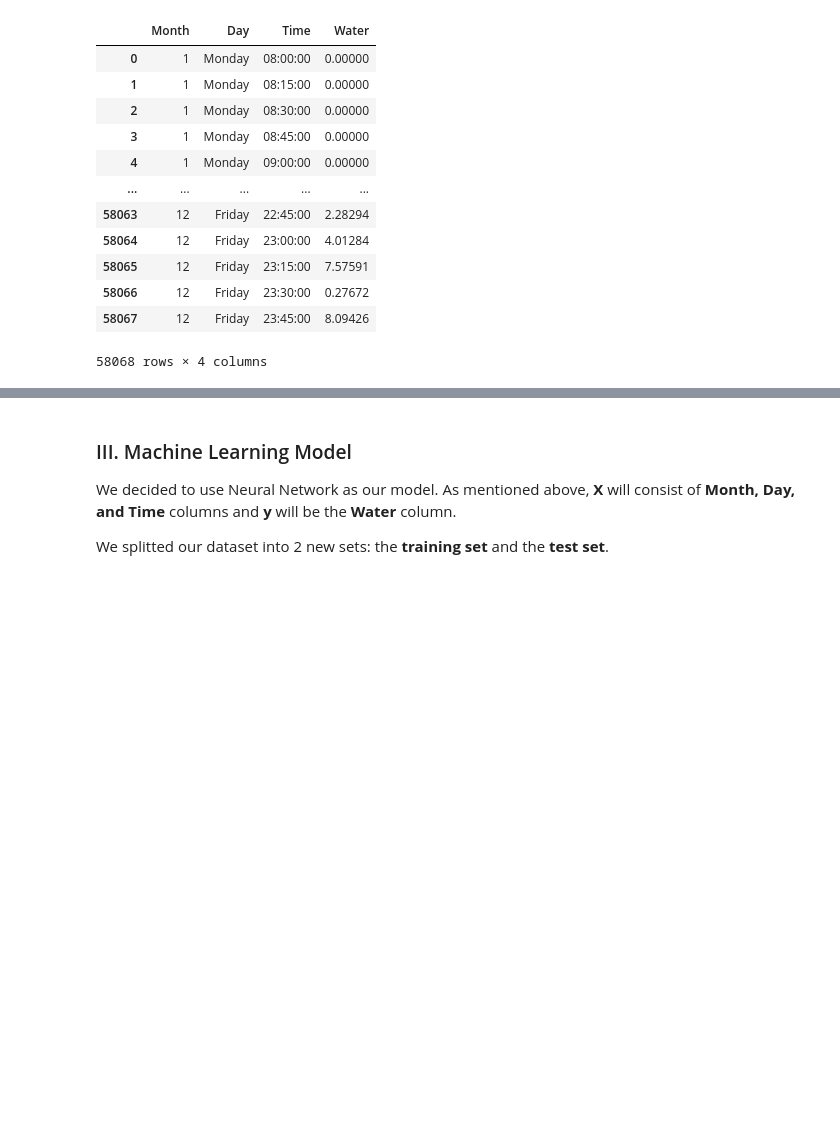
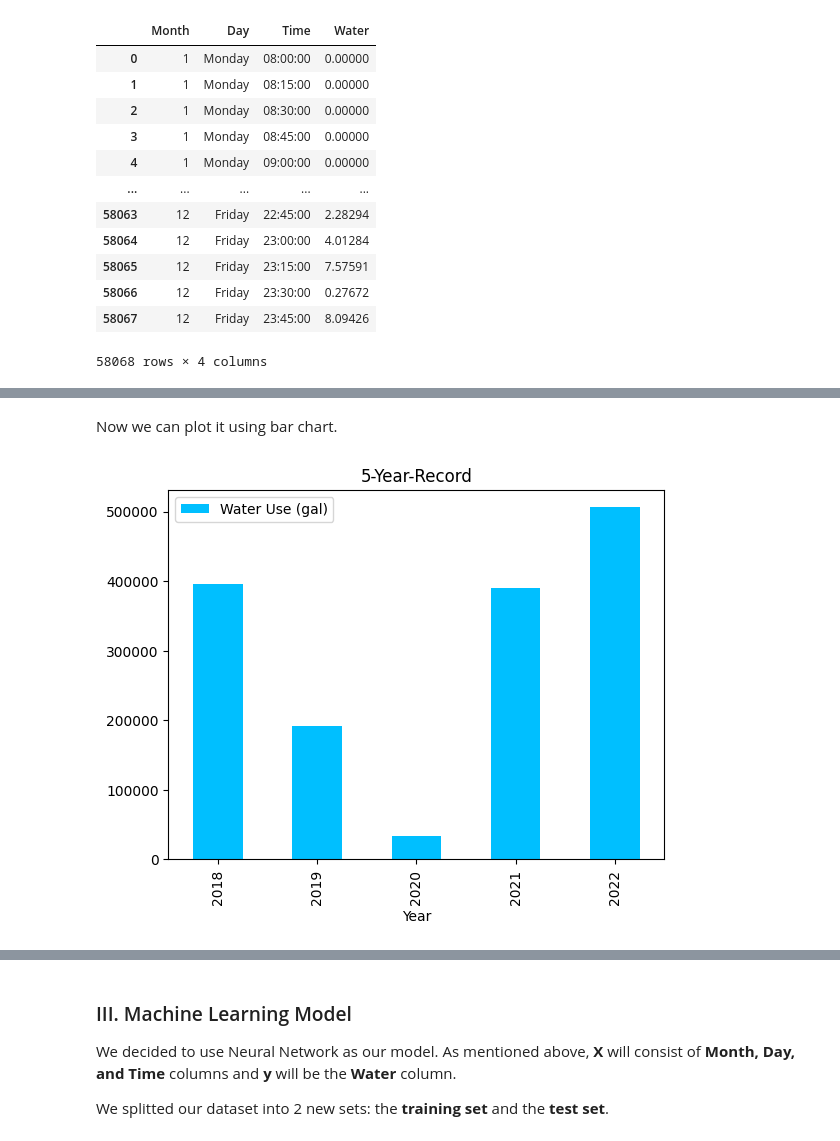
Before and after one commit to tnguyen2907/noah-water-use_ds, a Jupyter notebook: shower.ipynb, the cells around one changed output, grey strips where cells are left out. Drawn from its saved outputs; the diff is of its cells as text; code cells hidden in the pictures; blank space fills up the shorter version.

```diff
--- a/shower.ipynb
+++ b/shower.ipynb
@@ -68,7 +68,7 @@ df = df[['Date', 'Year', 'Month', 'Day', 'Time', 'Noah - Water Use (gal)']]
 df.columns = ['Date', 'Year', 'Month', 'Day', 'Time', 'Water']
 
 df.dropna(inplace=True)
-
+new_df = df
 df['Time'] = pd.to_datetime(df['Time']).dt.time
 
 from datetime import time
@@ -102,0 +168,8 @@ df_train      #Final dataset
+# %% [markdown]
+Now we can plot it using bar chart.
+# %%
+year_df.plot(kind = 'bar', x = 'Year', y = 'Water Use (gal)', color = 'deepskyblue')
+plt.title('5-Year-Record')
+plt.show()
+# %% [output]
+[figure, added]
```
Also changed, not shown: parts of 37 cells of this notebook.
